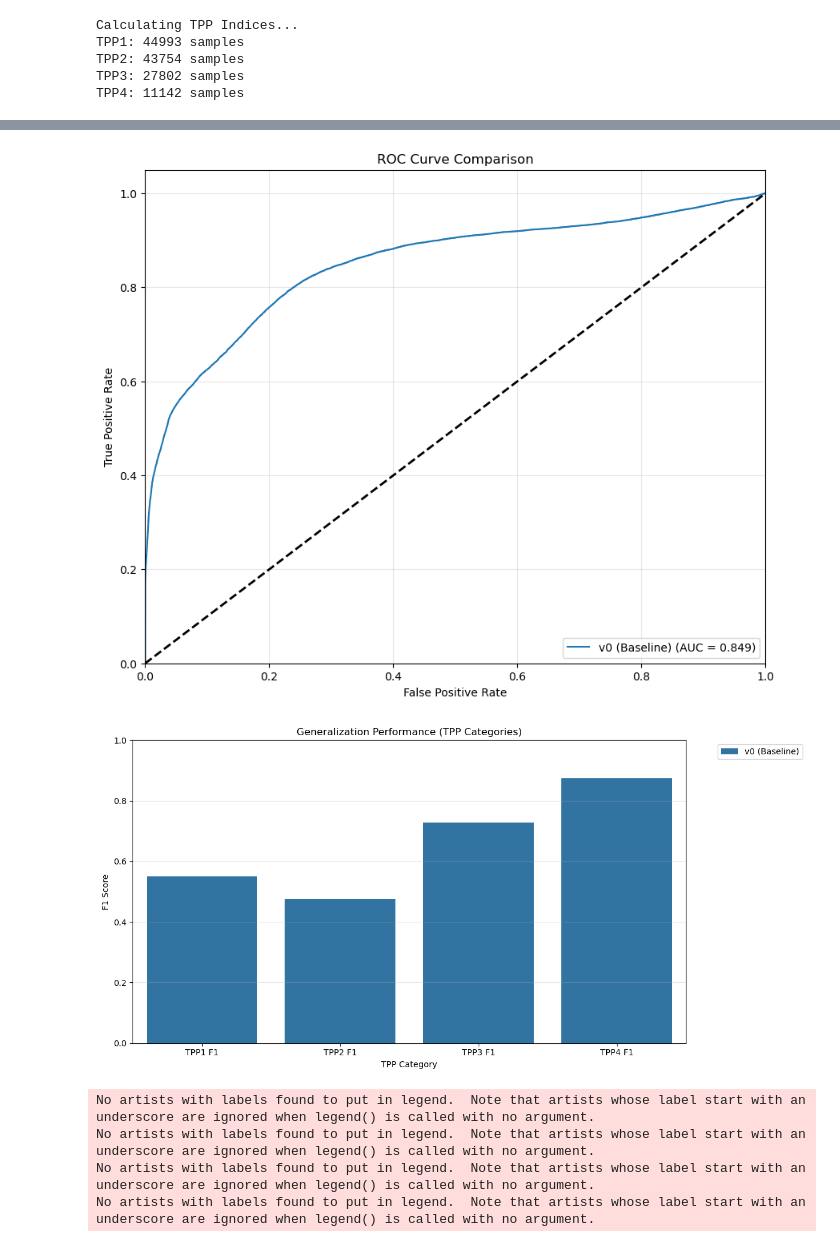
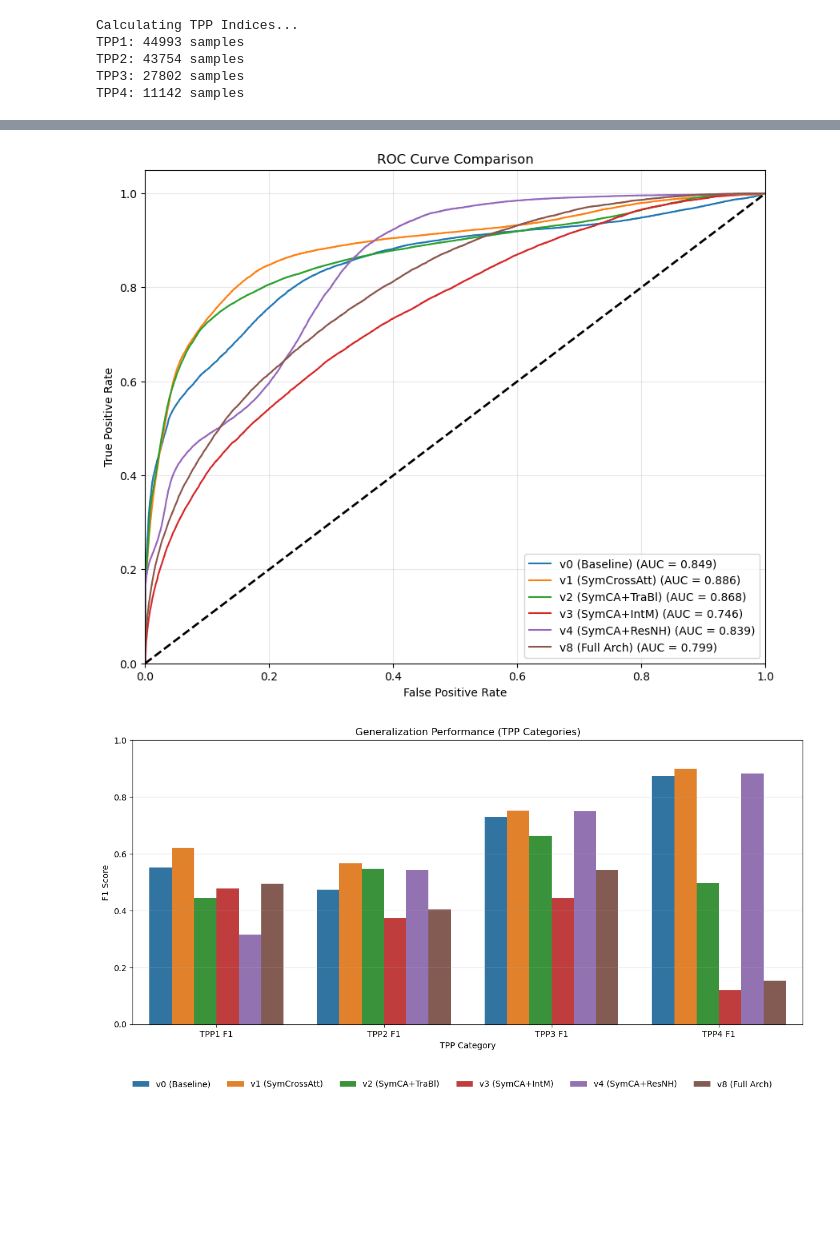
Before and after one commit to mvoemel/projektarbeit-bachelor, a Jupyter notebook: TEPNETenh/evaluation.ipynb, the cells around one changed output, grey strips where cells are left out. Drawn from its saved outputs; the diff is of its cells as text; code cells hidden in the pictures; blank space fills up the shorter version.

```diff
--- a/TEPNETenh/evaluation.ipynb
+++ b/TEPNETenh/evaluation.ipynb
@@ -31,14 +31,14 @@ FIG_OUTPUT_PREFIX = './output/'
 
 MODELS_TO_EVALUATE = {
     'v0 (Baseline)': 'TEPNETenh_model_v0_64_pca_baseline.keras',
-    # 'v1 (SymCrossAtt)': 'TEPNETenh_model_v1_64_pca_TBA.keras',
-    # 'v2 (SymCA+TraBl)': 'TEPNETenh_model_v2_64_pca_TBA.keras',
-    # 'v3 (SymCA+IntM)': 'TEPNETenh_model_v3_64_pca_TBA.keras',
-    # 'v4 (SymCA+ResNH)': 'TEPNETenh_model_v4_64_pca_TBA.keras',
+    'v1 (SymCrossAtt)': 'TEPNETenh_model_v1_64_pca_sgd.keras',
+    'v2 (SymCA+TraBl)': 'TEPNETenh_model_v2_64_pca_sgd.keras',
+    'v3 (SymCA+IntM)': 'TEPNETenh_model_v3_64_pca_sgd.keras',
+    'v4 (SymCA+ResNH)': 'TEPNETenh_model_v4_64_pca_sgd.keras',
     # 'v5 (SCA+IM+RNH)': 'TEPNETenh_model_v5_64_pca_TBA.keras',
     # 'v6 (SCA+TB+IM)': 'TEPNETenh_model_v6_64_pca_TBA.keras',
     # 'v7 (SCA+TB+RNH)': 'TEPNETenh_model_v7_64_pca_TBA.keras',
-    # 'v8 (Full Arch)': 'TEPNETenh_model_v8_64_pca_TBA.keras',
+    'v8 (Full Arch)': 'TEPNETenh_model_v8_64_pca_sgd.keras',
 }
 
 EMBEDDING_DIM = 64
@@ -295,6 +305,7 @@ plt.title('ROC Curve Comparison')
 plt.legend(loc="lower right")
 plt.grid(True, alpha=0.3)
 plt.show()
+
 if SAVE_FIGURES:
     plt.figure().savefig(f'{FIG_OUTPUT_PREFIX}plot_roc_curves.png', dpi=96, bbox_inches='tight')
 
@@ -303,54 +314,69 @@ if not df_results.empty:
     tpp_cols = ['TPP1 F1', 'TPP2 F1', 'TPP3 F1', 'TPP4 F1']
     df_melt = df_results.melt(id_vars=['Model'], value_vars=tpp_cols, var_name='TPP Category', value_name='F1 Score')
 
-    plt.figure(figsize=(12, 6))
-    sns.barplot(data=df_melt, x='TPP Category', y='F1 Score', hue='Model')
-    plt.title("Generalization Performance (TPP Categories)")
-    plt.ylim(0, 1.0)
-    plt.grid(axis='y', alpha=0.3)
-    plt.legend(bbox_to_anchor=(1.05, 1), loc='upper left')
+    fig, ax = plt.subplots(figsize=(12, 6))
+    sns.barplot(data=df_melt, x='TPP Category', y='F1 Score', hue='Model', ax=ax)
+    ax.set_title("Generalization Performance (TPP Categories)")
+    ax.set_ylim(0, 1.0)
+    ax.grid(axis='y', alpha=0.3)
+
+    # Remove the default legend
+    ax.get_legend().remove()
+
+    # Create legend at the bottom
+    handles, labels = ax.get_legend_handles_labels()
+    fig.legend(handles, labels, loc='lower center', ncol=len(labels),
+               bbox_to_anchor=(0.5, -0.05), frameon=False)
+
     plt.tight_layout()
+    plt.subplots_adjust(bottom=0.15)  # Make room for the legend
     plt.show()
+
     if SAVE_FIGURES:
-        plt.figure().savefig(f'{FIG_OUTPUT_PREFIX}tpp_performance_plot.png', dpi=96, bbox_inches='tight')
+        fig.savefig(f'{FIG_OUTPUT_PREFIX}tpp_performance_plot.png', dpi=96, bbox_inches='tight')
 
 # 3. ROC, F1, Precision and Recall Metrics
 if not df_results.empty:
     metrics = ['Global ROC', 'Global F1', 'Global Precision', 'Global Recall']
 
     fig, axes = plt.subplots(2, 2, figsize=(12, 10))
     axes = axes.flatten()
 
     for ax, metric in zip(axes.flatten(), metrics):
         sns.barplot(
             data=df_results,
             x='Model',
             y=metric,
             ax=ax,
             hue='Model', # Assigning hue to x variable to apply palette
             # palette='viridis',
             legend=False
         )
 
         metric_sans_glob = metric.replace("Global ", "")
         ax.set_title(metric_sans_glob)
         ax.set_ylim(0, 1.05)
         ax.set_ylabel(metric_sans_glob)
-        ax.set_xlabel('Model')
-        ax.tick_params(axis='x', rotation=45) # Rotate model names for readability
+        # ax.set_xlabel('Model')
+        # ax.tick_params(axis='x', rotation=45) # Rotate model names for readability
+        ax.set_xlabel('')  # Remove x-label since legend will show models
+        ax.set_xticklabels([])  # Remove x-tick labels
 
         # Add actual values on top of bars
         for container in ax.containers:
             ax.bar_label(container, fmt='%.3f')
 
+    # Create a shared legend at the bottom
+    handles = axes[0].patches
+    labels = df_results['Model'].unique()
+    fig.legend(handles, labels, loc='lower center', ncol=len(labels), bbox_to_anchor=(0.5, -0.02), frameon=False)
+
     plt.tight_layout()
+    plt.subplots_adjust(bottom=0.1)  # Make room for the legend
     plt.show()
+
     if SAVE_FIGURES:
         plt.figure().savefig(f'{FIG_OUTPUT_PREFIX}metrics_plot.png', dpi=96, bbox_inches='tight')
 # %% [output]
-[figure, old version]
+[figure, new version]
-[figure, old version]
+[figure, new version]
-No artists with labels found to put in legend.  Note that artists whose label start with an underscore are ignored when legend() is called with no argument.
-No artists with labels found to put in legend.  Note that artists whose label start with an underscore are ignored when legend() is called with no argument.
-No artists with labels found to put in legend.  Note that artists whose label start with an underscore are ignored when legend() is called with no argument.
-No artists with labels found to put in legend.  Note that artists whose label start with an underscore are ignored when legend() is called with no argument.
```
Also changed, not shown: parts of 2 cells of this notebook, 2 other files.
